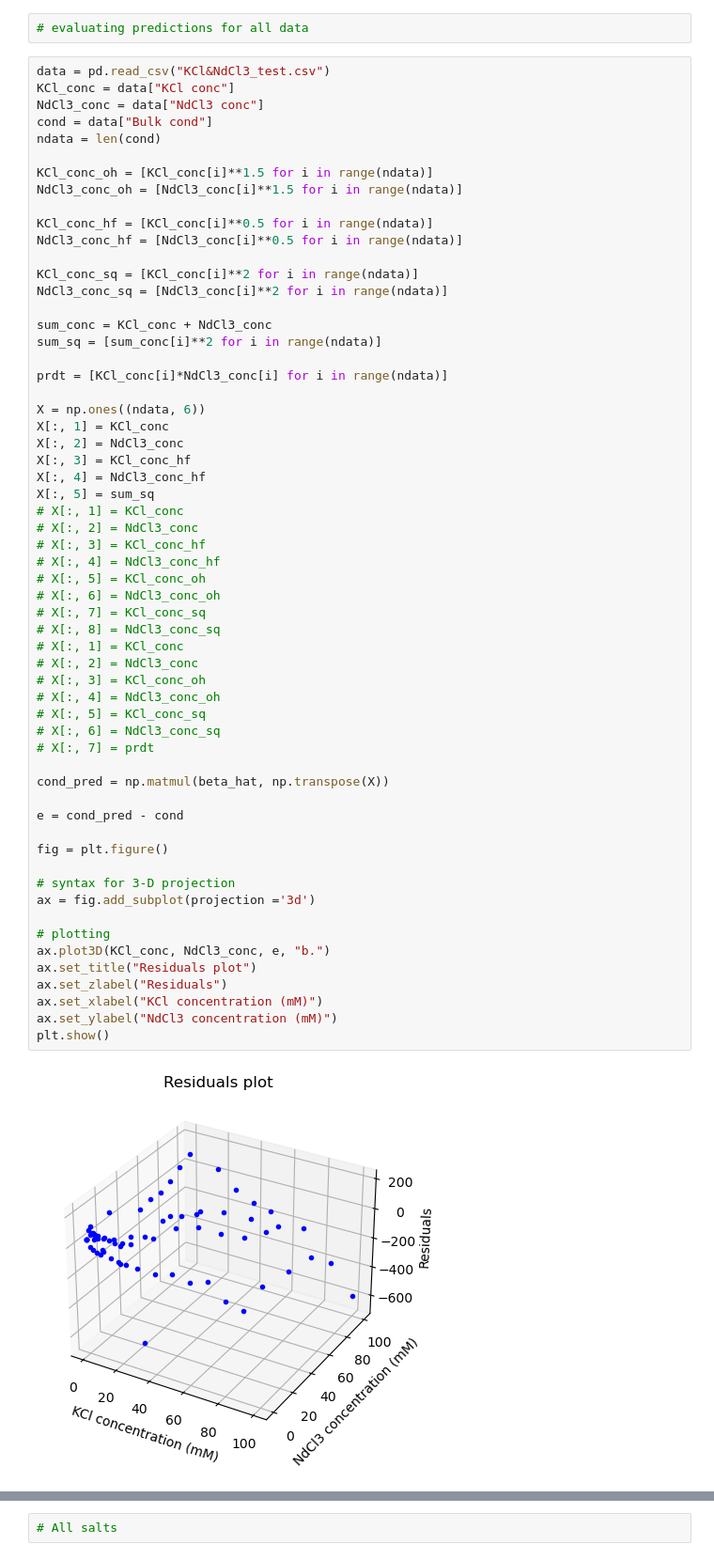
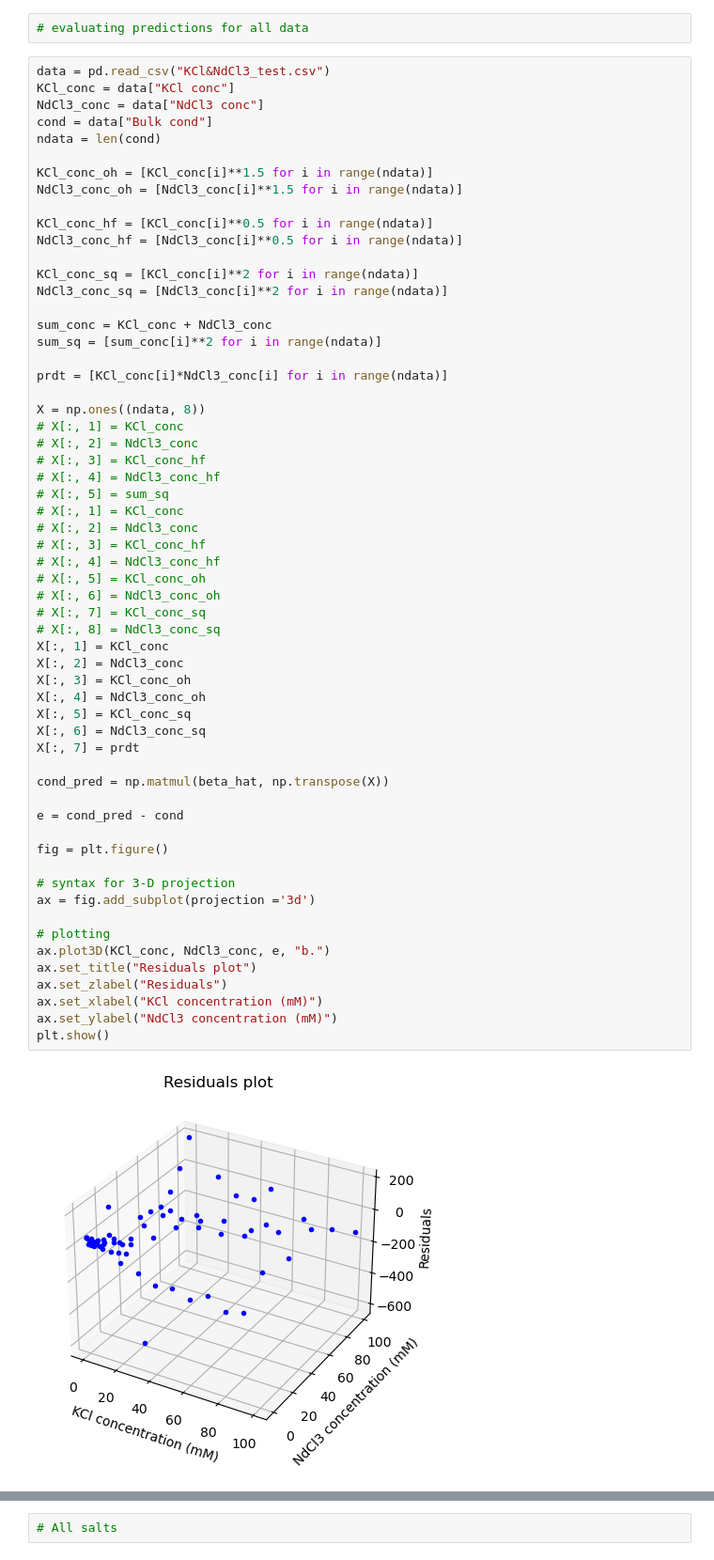
Before and after one commit to dowlinglab/salts-conductivity-modelling, a Jupyter notebook: Regression_full_data.ipynb, the cells around one changed output, grey strips where cells are left out. Shown at 94% size. Drawn from its saved outputs; the diff is of its cells as text.

```diff
--- a/Regression_full_data.ipynb
+++ b/Regression_full_data.ipynb
@@ -617,47 +633,47 @@ sum_conc = KCl_conc + NdCl3_conc
 sum_sq = [sum_conc[i]**2 for i in range(ndata)]
 
 prdt = [KCl_conc[i]*NdCl3_conc[i] for i in range(ndata)]
 
-X = np.ones((ndata, 6))
-X[:, 1] = KCl_conc
-X[:, 2] = NdCl3_conc
-X[:, 3] = KCl_conc_hf
-X[:, 4] = NdCl3_conc_hf
-X[:, 5] = sum_sq
+X = np.ones((ndata, 8))
+# X[:, 1] = KCl_conc
+# X[:, 2] = NdCl3_conc
+# X[:, 3] = KCl_conc_hf
+# X[:, 4] = NdCl3_conc_hf
+# X[:, 5] = sum_sq
 # X[:, 1] = KCl_conc
 # X[:, 2] = NdCl3_conc
 # X[:, 3] = KCl_conc_hf
 # X[:, 4] = NdCl3_conc_hf
 # X[:, 5] = KCl_conc_oh
 # X[:, 6] = NdCl3_conc_oh
 # X[:, 7] = KCl_conc_sq
 # X[:, 8] = NdCl3_conc_sq
-# X[:, 1] = KCl_conc
-# X[:, 2] = NdCl3_conc
-# X[:, 3] = KCl_conc_oh
-# X[:, 4] = NdCl3_conc_oh
-# X[:, 5] = KCl_conc_sq
-# X[:, 6] = NdCl3_conc_sq
-# X[:, 7] = prdt
+X[:, 1] = KCl_conc
+X[:, 2] = NdCl3_conc
+X[:, 3] = KCl_conc_oh
+X[:, 4] = NdCl3_conc_oh
+X[:, 5] = KCl_conc_sq
+X[:, 6] = NdCl3_conc_sq
+X[:, 7] = prdt
 
 cond_pred = np.matmul(beta_hat, np.transpose(X))
 
 e = cond_pred - cond
 
 fig = plt.figure()
 
 # syntax for 3-D projection
 ax = fig.add_subplot(projection ='3d')
 
 # plotting
 ax.plot3D(KCl_conc, NdCl3_conc, e, "b.")
 ax.set_title("Residuals plot")
 ax.set_zlabel("Residuals")
 ax.set_xlabel("KCl concentration (mM)")
 ax.set_ylabel("NdCl3 concentration (mM)")
 plt.show()
 # %% [output]
-[figure, old version]
+[figure, new version]
 # %%
 # r squared evaluation
 sse = sum(e[i]**2 for i in range(ndata))
```
Also changed, not shown: parts of 22 cells of this notebook.
